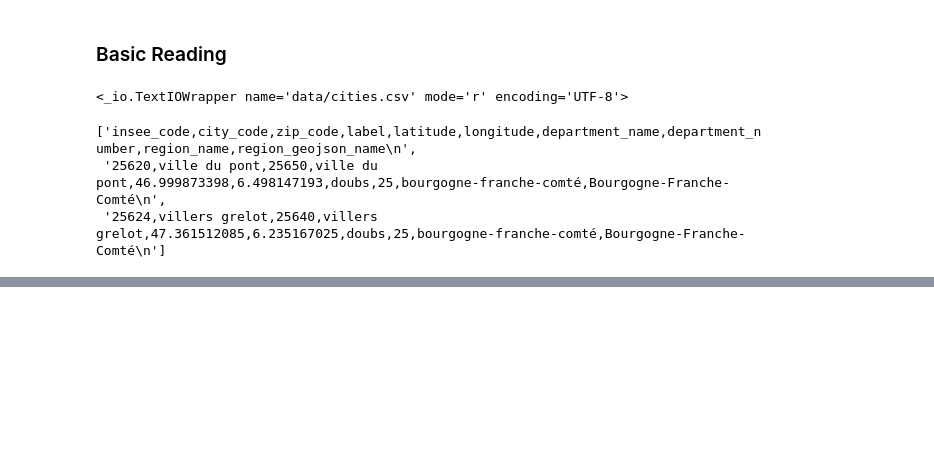
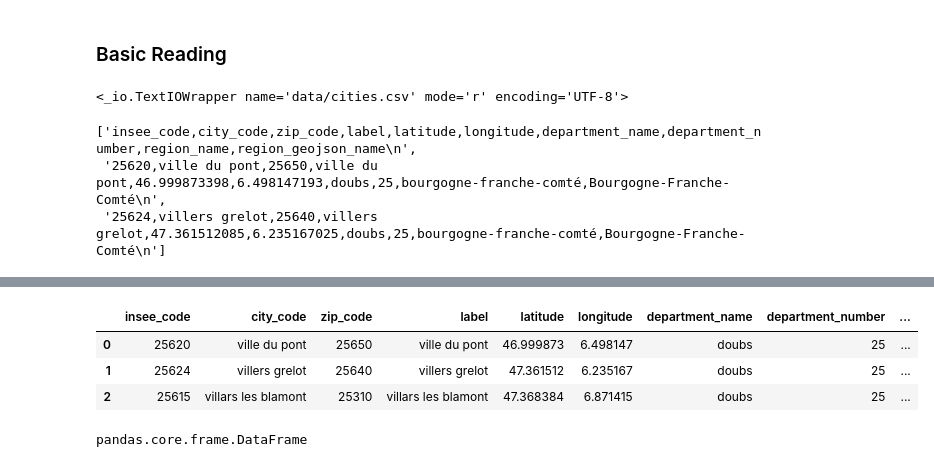
Before and after one commit to matthcol/python202406, a Jupyter notebook: FileOs/files.ipynb, the cells around one changed output, grey strips where cells are left out. Drawn from its saved outputs; the diff is of its cells as text; code cells hidden in the pictures; blank space fills up the shorter version.

```diff
--- a/FileOs/files.ipynb
+++ b/FileOs/files.ipynb
@@ -214,0 +272,12 @@ lines[:3]
+# %%
+df_cities = pd.read_csv('data/cities.csv', sep=',', encoding='UTF-8', dtype={'zip_code':'str'})
+df_cities.head(3)
+# %% [output]
+|  | insee_code | city_code | zip_code | label | latitude | longitude | department_name | department_number | ... |
+| 0 | 25620 | ville du pont | 25650 | ville du pont | 46.999873 | 6.498147 | doubs | 25 | ... |
+| 1 | 25624 | villers grelot | 25640 | villers grelot | 47.361512 | 6.235167 | doubs | 25 | ... |
+| 2 | 25615 | villars les blamont | 25310 | villars les blamont | 47.368384 | 6.871415 | doubs | 25 | ... |
+# %%
+type(df_cities)
+# %% [output]
+pandas.core.frame.DataFrame
```
Also changed, not shown: parts of 12 cells of this notebook.
